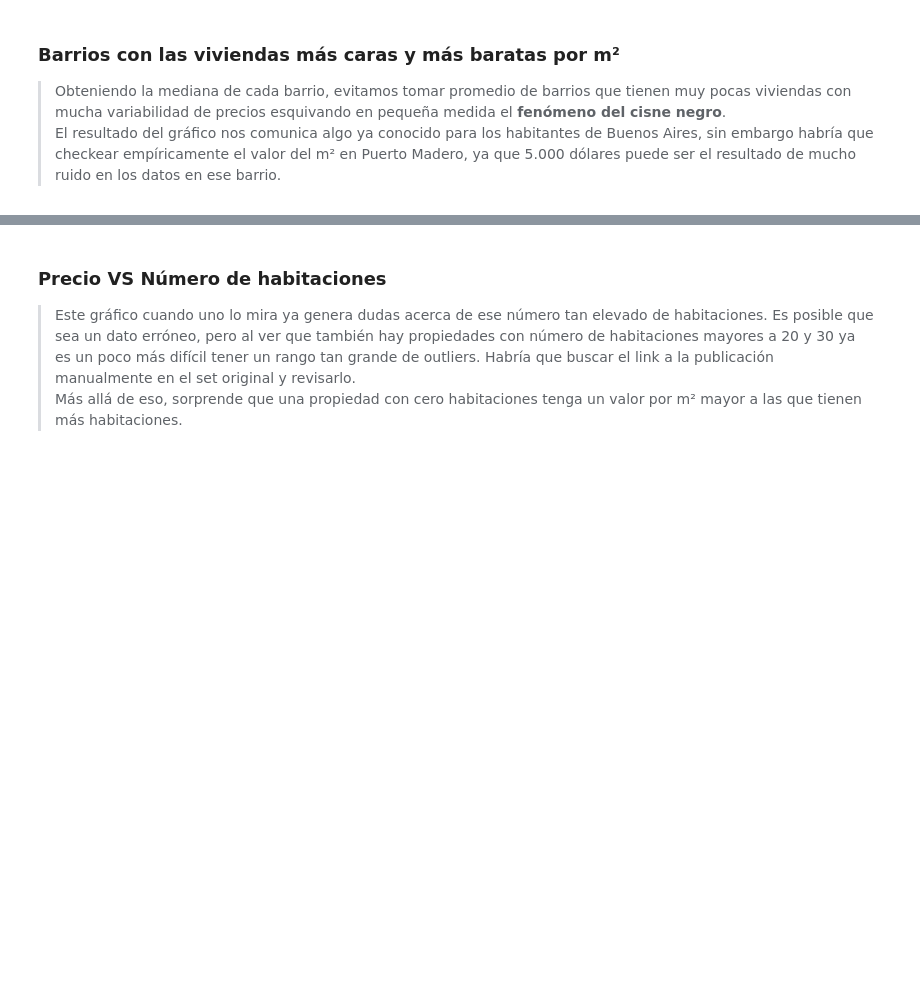
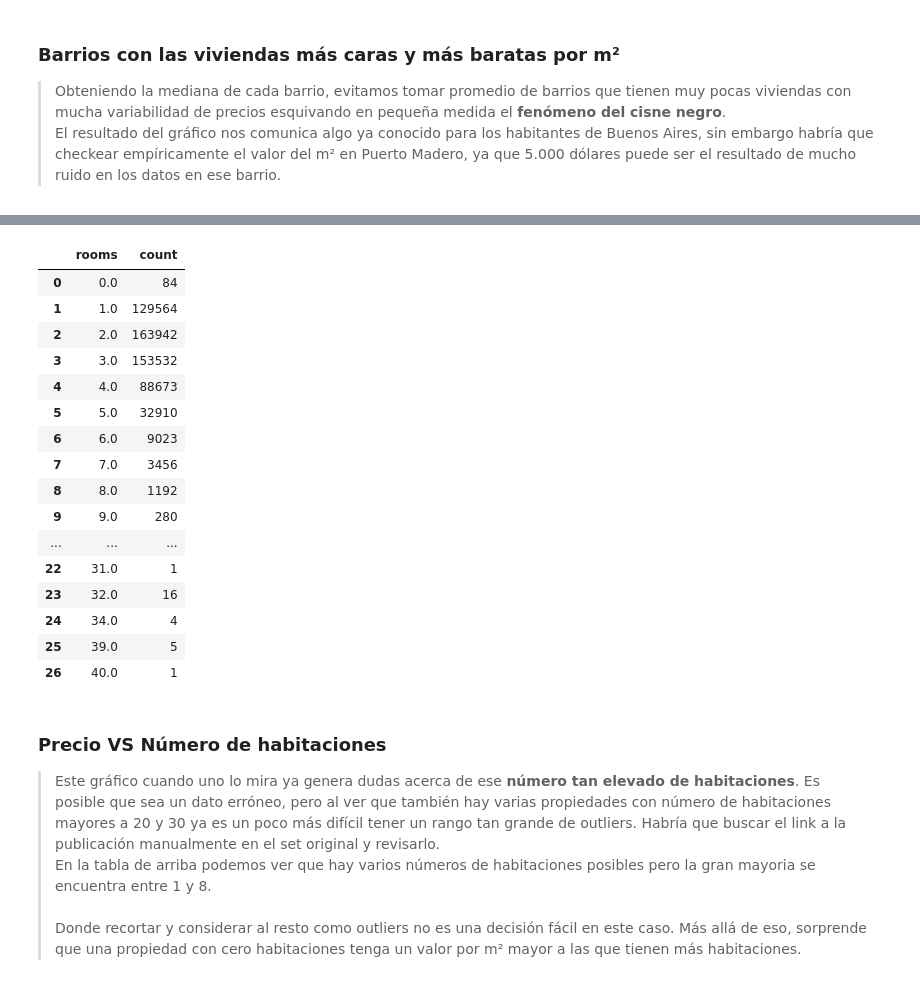
Before and after one commit to fpenovi/BArealEstatePricing, a Jupyter notebook: notebooks/00 - Hello_TP.ipynb, the cells around one changed output, grey strips where cells are left out. Cells and saved outputs as stored; diff of their text form; code cells hidden in the pictures; blank space fills up the shorter version.

```diff
--- a/notebooks/00 - Hello_TP.ipynb
+++ b/notebooks/00 - Hello_TP.ipynb
@@ -443,6 +453,27 @@ for line in ax.get_lines() :
+# %%
+dfPublished.loc[dfPublished.rooms >= 0, ('rooms', 'id')].groupby(by='rooms').count().rename(columns={'id':'count'}).reset_index()
+# %% [output]
+|  | rooms | count |
+| 0 | 0.0 | 84 |
+| 1 | 1.0 | 129564 |
+| 2 | 2.0 | 163942 |
+| 3 | 3.0 | 153532 |
+| 4 | 4.0 | 88673 |
+| 5 | 5.0 | 32910 |
+| 6 | 6.0 | 9023 |
+| 7 | 7.0 | 3456 |
+| 8 | 8.0 | 1192 |
+| 9 | 9.0 | 280 |
+| ... | ... | ... |
+| 22 | 31.0 | 1 |
+| 23 | 32.0 | 16 |
+| 24 | 34.0 | 4 |
+| 25 | 39.0 | 5 |
+| 26 | 40.0 | 1 |
 # %% [markdown]
 ### Precio VS Número de habitaciones
->Este gráfico cuando uno lo mira ya genera dudas acerca de ese número tan elevado de habitaciones. Es posible que sea un dato erróneo, pero al ver que también hay propiedades con número de habitaciones mayores a 20 y 30 ya es un poco más difícil tener un rango tan grande de outliers. Habría que buscar el link a la publicación manualmente en el set original y revisarlo.<br>
+>Este gráfico cuando uno lo mira ya genera dudas acerca de ese **número tan elevado de habitaciones**. Es posible que sea un dato erróneo, pero al ver que también hay varias propiedades con número de habitaciones mayores a 20 y 30 ya es un poco más difícil tener un rango tan grande de outliers. Habría que buscar el link a la publicación manualmente en el set original y revisarlo.<br>
+En la tabla de arriba podemos ver que hay varios números de habitaciones posibles pero la gran mayoria se encuentra entre 1 y 8.<br><br>Donde recortar y considerar al resto como outliers no es una decisión fácil en este caso.
 Más allá de eso, sorprende que una propiedad con cero habitaciones tenga un valor por m² mayor a las que tienen más habitaciones.
 # %%
 dfApartments = dfPublished.loc[dfPublished.property_type.str.contains('apartment'), ('created_on', 'price_usd_per_m2')]
```
Also changed, not shown: parts of 8 cells of this notebook.
